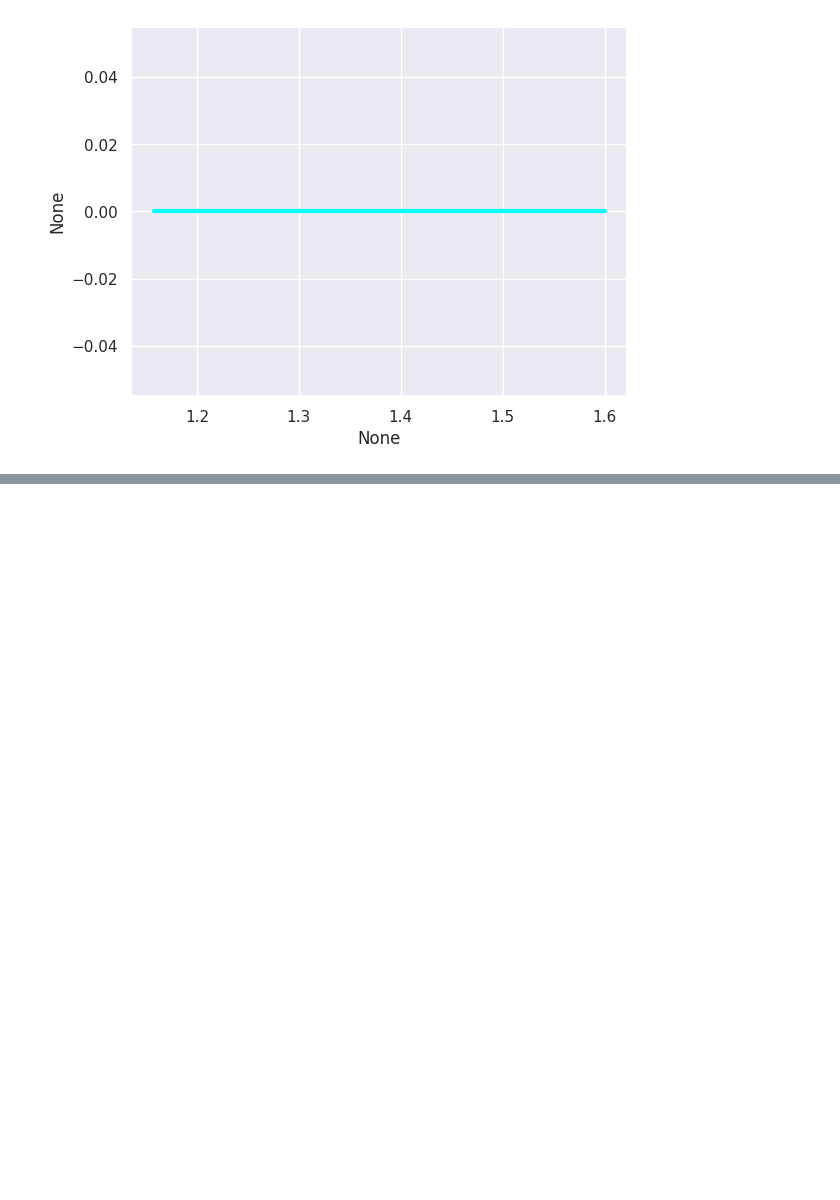
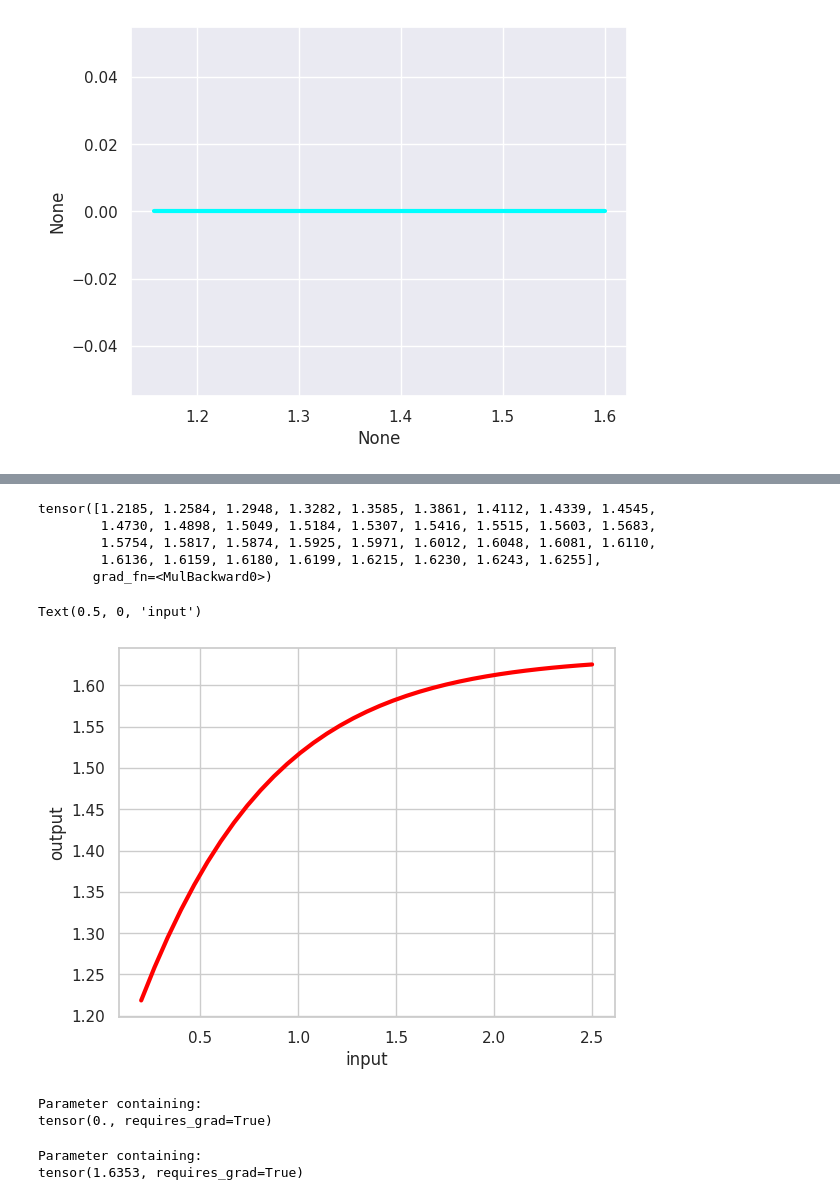
Before and after one commit to JohnHalim/AI-Engineering-Masterclass, a Jupyter notebook: Pytorch/firstTorchNN.ipynb, the cells around one changed output, grey strips where cells are left out. Cells and saved outputs as stored; diff of their text form; code cells hidden in the pictures; blank space fills up the shorter version.

```diff
--- a/Pytorch/firstTorchNN.ipynb
+++ b/Pytorch/firstTorchNN.ipynb
@@ -164,0 +202,34 @@ loss = nn.MSELoss()
+# %%
+pred_outputs = plain_first_model(true_inputs)
+pred_outputs
+# %% [output]
+tensor([1.2185, 1.2584, 1.2948, 1.3282, 1.3585, 1.3861, 1.4112, 1.4339, 1.4545,
+        1.4730, 1.4898, 1.5049, 1.5184, 1.5307, 1.5416, 1.5515, 1.5603, 1.5683,
+        1.5754, 1.5817, 1.5874, 1.5925, 1.5971, 1.6012, 1.6048, 1.6081, 1.6110,
+        1.6136, 1.6159, 1.6180, 1.6199, 1.6215, 1.6230, 1.6243, 1.6255],
+       grad_fn=<MulBackward0>)
+# %%
+sns.set(style="whitegrid")
+
+sns.lineplot(
+    x=true_inputs,
+    y=pred_outputs.detach(),
+    color='red',
+    linewidth=3
+)
+
+plt.ylabel('output')
+plt.xlabel('input')
+# %% [output]
+Text(0.5, 0, 'input')
+[figure, added]
+# %%
+plain_first_model.w00
+# %% [output]
+Parameter containing:
+tensor(0., requires_grad=True)
+# %%
+plain_first_model.w20
+# %% [output]
+Parameter containing:
+tensor(1.6353, requires_grad=True)
```
Also changed, not shown: parts of 2 cells of this notebook.
